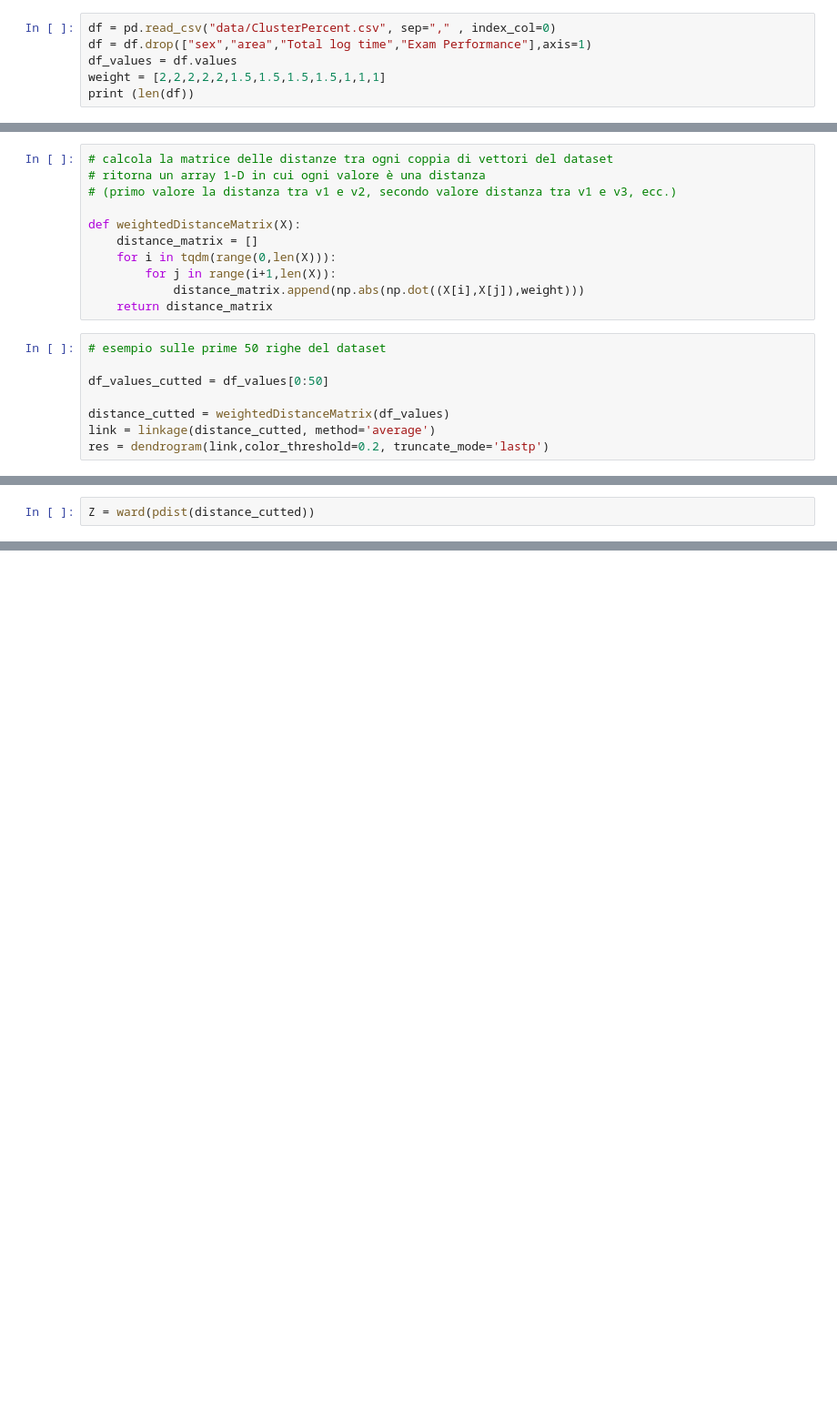
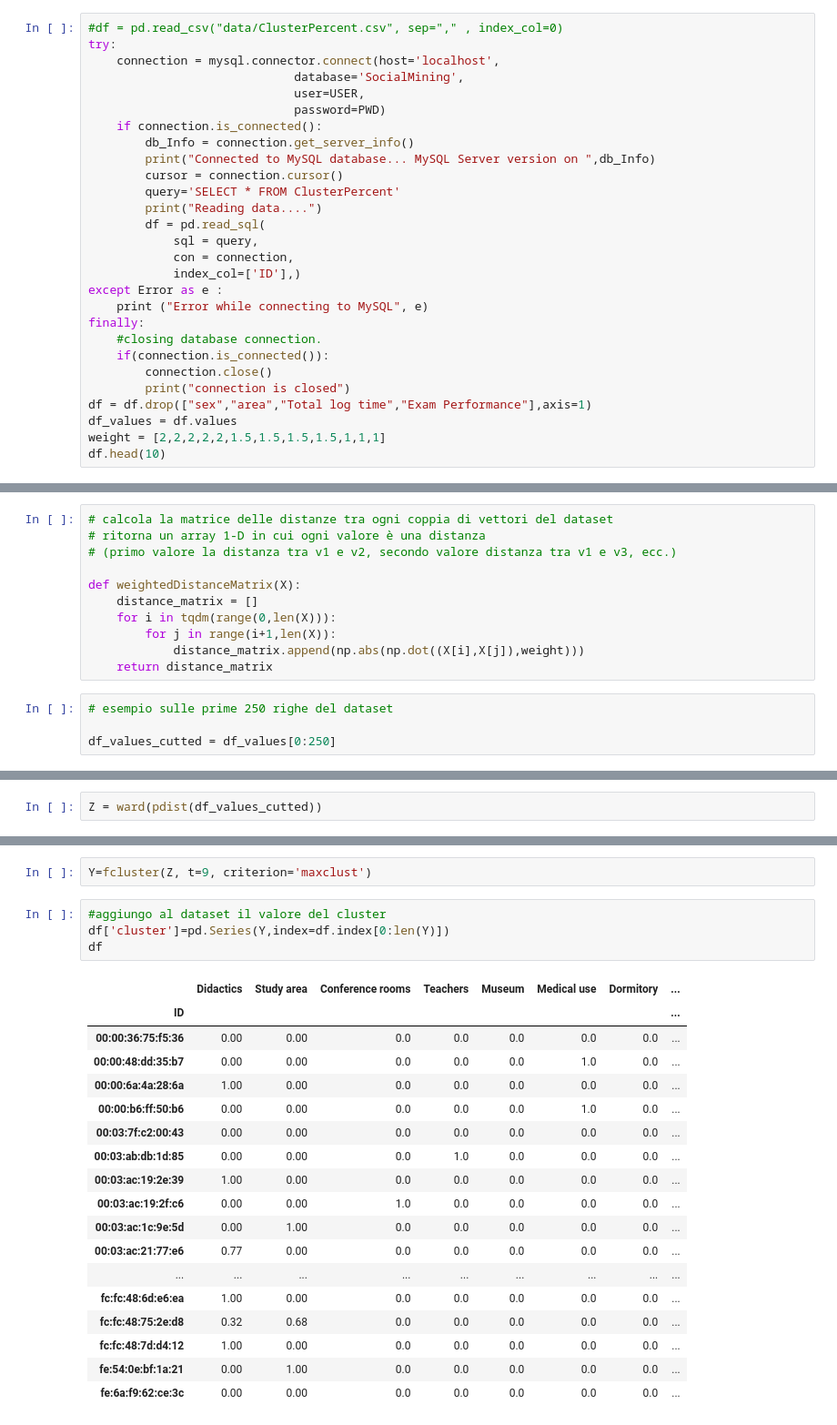
Before and after one commit to ettorepuccetti/SocialMining, a Jupyter notebook: cluster_studenti.ipynb, the cells around one changed output, grey strips where cells are left out. Shown: that part at 91% size. Cells and saved outputs as stored; diff of their text form; blank space fills up the shorter version.

Commit message:
Mysql DB use

```diff
--- a/cluster_studenti.ipynb
+++ b/cluster_studenti.ipynb
@@ -9,7 +14,29 @@ from tqdm import tqdm
 # %%
-df = pd.read_csv("data/ClusterPercent.csv", sep="," , index_col=0)
+#df = pd.read_csv("data/ClusterPercent.csv", sep="," , index_col=0)
+try:
+    connection = mysql.connector.connect(host='localhost',
+                             database='SocialMining',
+                             user=USER,
+                             password=PWD)
+    if connection.is_connected():
+        db_Info = connection.get_server_info()
+        print("Connected to MySQL database... MySQL Server version on ",db_Info)
+        cursor = connection.cursor()
+        query='SELECT * FROM ClusterPercent'
+        print("Reading data....")
+        df = pd.read_sql(
+            sql = query,
+            con = connection,
+            index_col=['ID'],)
+except Error as e :
+    print ("Error while connecting to MySQL", e)
+finally:
+    #closing database connection.
+    if(connection.is_connected()):
+        connection.close()
+        print("connection is closed")
 df = df.drop(["sex","area","Total log time","Exam Performance"],axis=1)
 df_values = df.values
 weight = [2,2,2,2,2,1.5,1.5,1.5,1.5,1,1,1]
-print (len(df))
+df.head(10)
 # %% [output]
@@ -26,10 +67,6 @@ def weightedDistanceMatrix(X):
             distance_matrix.append(np.abs(np.dot((X[i],X[j]),weight)))
     return distance_matrix
 # %%
-# esempio sulle prime 50 righe del dataset
+# esempio sulle prime 250 righe del dataset
 
-df_values_cutted = df_values[0:50]
-
-distance_cutted = weightedDistanceMatrix(df_values)
-link = linkage(distance_cutted, method='average')
-res = dendrogram(link,color_threshold=0.2, truncate_mode='lastp')
+df_values_cutted = df_values[0:250]
@@ -50,2 +81,2 @@ array([[0.00000000e+00, 2.00000000e+00, 0.00000000e+00, 2.00000000e+00],
 # %%
-Z = ward(pdist(distance_cutted))
+Z = ward(pdist(df_values_cutted))
@@ -56,0 +83,25 @@ print(Y)
+# %%
+Y=fcluster(Z, t=9, criterion='maxclust')
+# %%
+#aggiungo al dataset il valore del cluster
+df['cluster']=pd.Series(Y,index=df.index[0:len(Y)])
+df
+# %% [output]
+|  | Didactics | Study area | Conference rooms | Teachers | Museum | Medical use | Dormitory | ... |
+| ID |  |  |  |  |  |  |  | ... |
+| 00:00:36:75:f5:36 | 0.00 | 0.00 | 0.0 | 0.0 | 0.0 | 0.0 | 0.0 | ... |
+| 00:00:48:dd:35:b7 | 0.00 | 0.00 | 0.0 | 0.0 | 0.0 | 1.0 | 0.0 | ... |
+| 00:00:6a:4a:28:6a | 1.00 | 0.00 | 0.0 | 0.0 | 0.0 | 0.0 | 0.0 | ... |
+| 00:00:b6:ff:50:b6 | 0.00 | 0.00 | 0.0 | 0.0 | 0.0 | 1.0 | 0.0 | ... |
+| 00:03:7f:c2:00:43 | 0.00 | 0.00 | 0.0 | 0.0 | 0.0 | 0.0 | 0.0 | ... |
+| 00:03:ab:db:1d:85 | 0.00 | 0.00 | 0.0 | 1.0 | 0.0 | 0.0 | 0.0 | ... |
+| 00:03:ac:19:2e:39 | 1.00 | 0.00 | 0.0 | 0.0 | 0.0 | 0.0 | 0.0 | ... |
+| 00:03:ac:19:2f:c6 | 0.00 | 0.00 | 1.0 | 0.0 | 0.0 | 0.0 | 0.0 | ... |
+| 00:03:ac:1c:9e:5d | 0.00 | 1.00 | 0.0 | 0.0 | 0.0 | 0.0 | 0.0 | ... |
+| 00:03:ac:21:77:e6 | 0.77 | 0.00 | 0.0 | 0.0 | 0.0 | 0.0 | 0.0 | ... |
+| ... | ... | ... | ... | ... | ... | ... | ... | ... |
+| fc:fc:48:6d:e6:ea | 1.00 | 0.00 | 0.0 | 0.0 | 0.0 | 0.0 | 0.0 | ... |
+| fc:fc:48:75:2e:d8 | 0.32 | 0.68 | 0.0 | 0.0 | 0.0 | 0.0 | 0.0 | ... |
+| fc:fc:48:7d:d4:12 | 1.00 | 0.00 | 0.0 | 0.0 | 0.0 | 0.0 | 0.0 | ... |
+| fe:54:0e:bf:1a:21 | 0.00 | 1.00 | 0.0 | 0.0 | 0.0 | 0.0 | 0.0 | ... |
+| fe:6a:f9:62:ce:3c | 0.00 | 0.00 | 0.0 | 0.0 | 0.0 | 0.0 | 0.0 | ... |
```
Also changed, not shown: parts of 11 cells of this notebook, 2 other files.
